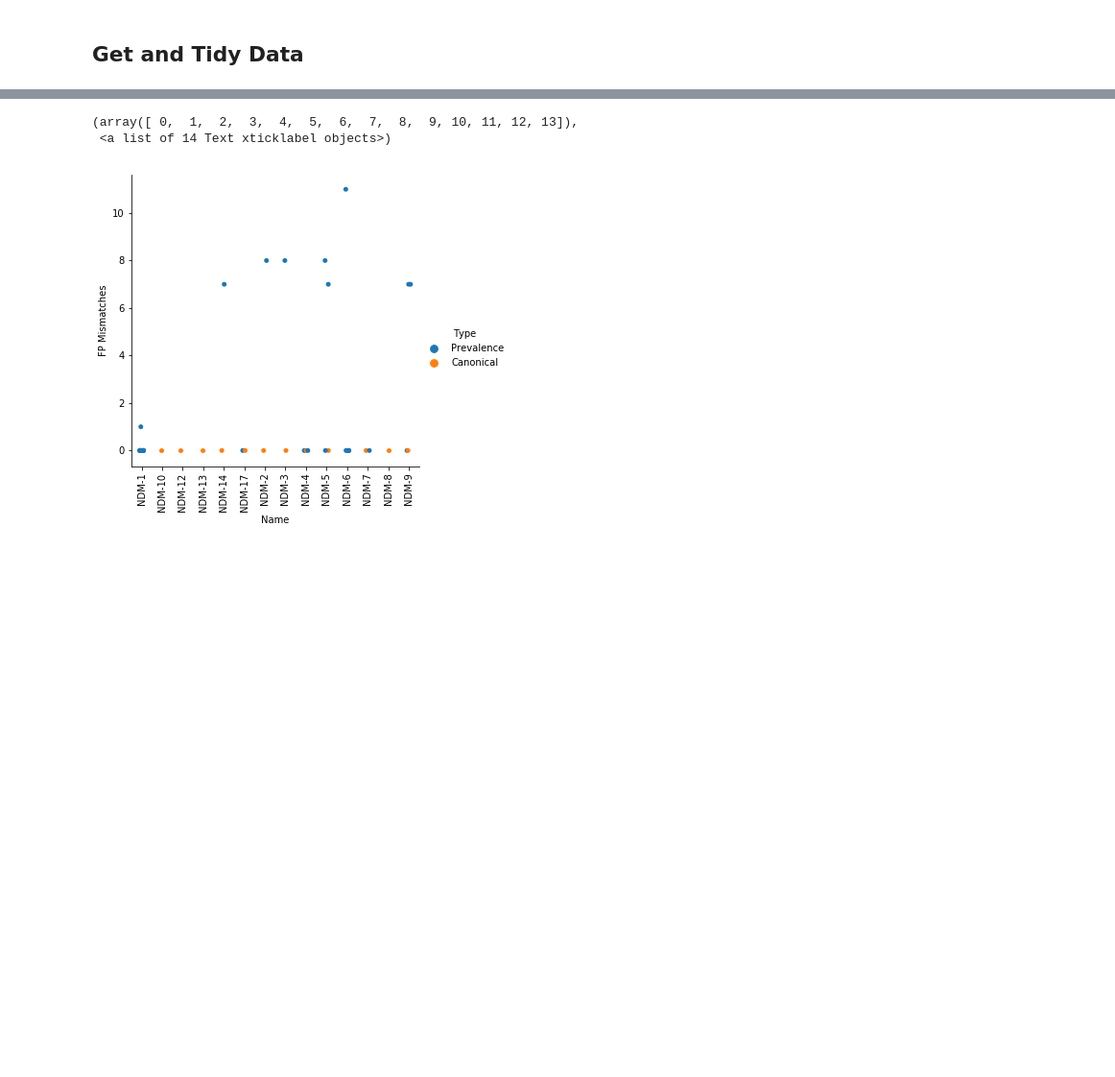
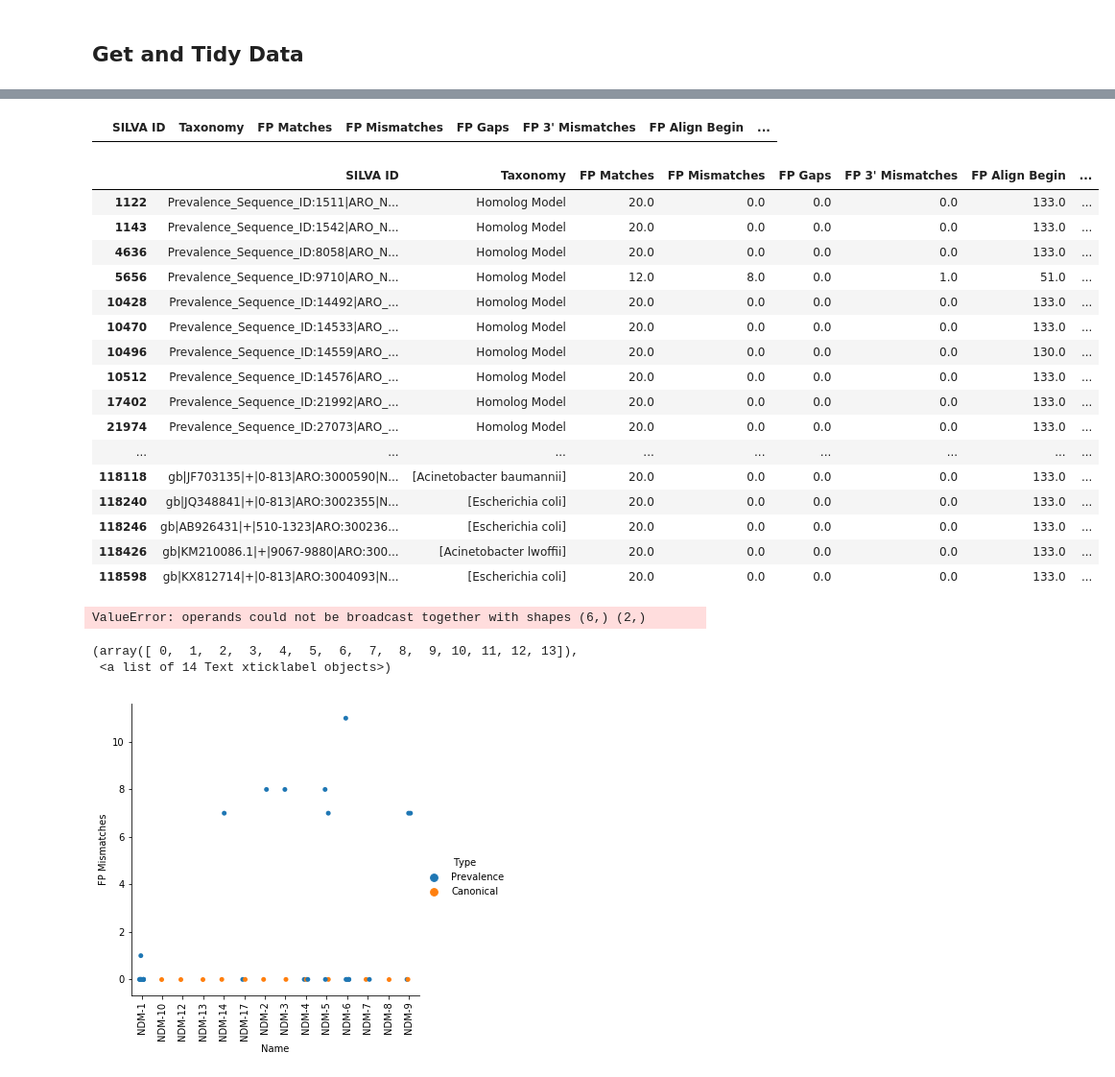
Before and after one commit to fmaguire/AMR_PCR, a Jupyter notebook: AMR PCR.ipynb, the cells around one changed output, grey strips where cells are left out. Shown: that part at 96% size. Saved outputs shown, nothing was run; the diff lists cells and outputs as text; code cells hidden in the pictures; blank space fills up the shorter version.

```diff
--- a/AMR PCR.ipynb
+++ b/AMR PCR.ipynb
@@ -100,0 +85,4 @@ df = df.sort_values('Name', )
+# %%
+ndm[ndm['Name'] == 'NDM-15']
+# %% [output]
+|  | SILVA ID | Taxonomy | FP Matches | FP Mismatches | FP Gaps | FP 3' Mismatches | FP Align Begin | ... |
@@ -101,3 +91,27 @@ df = df.sort_values('Name', )
+# %%
+ndm
+# %% [output]
+|  | SILVA ID | Taxonomy | FP Matches | FP Mismatches | FP Gaps | FP 3' Mismatches | FP Align Begin | ... |
+| 1122 | Prevalence_Sequence_ID:1511|ARO_N... | Homolog Model | 20.0 | 0.0 | 0.0 | 0.0 | 133.0 | ... |
+| 1143 | Prevalence_Sequence_ID:1542|ARO_N... | Homolog Model | 20.0 | 0.0 | 0.0 | 0.0 | 133.0 | ... |
+| 4636 | Prevalence_Sequence_ID:8058|ARO_N... | Homolog Model | 20.0 | 0.0 | 0.0 | 0.0 | 133.0 | ... |
+| 5656 | Prevalence_Sequence_ID:9710|ARO_N... | Homolog Model | 12.0 | 8.0 | 0.0 | 1.0 | 51.0 | ... |
+| 10428 | Prevalence_Sequence_ID:14492|ARO_... | Homolog Model | 20.0 | 0.0 | 0.0 | 0.0 | 133.0 | ... |
+| 10470 | Prevalence_Sequence_ID:14533|ARO_... | Homolog Model | 20.0 | 0.0 | 0.0 | 0.0 | 133.0 | ... |
+| 10496 | Prevalence_Sequence_ID:14559|ARO_... | Homolog Model | 20.0 | 0.0 | 0.0 | 0.0 | 130.0 | ... |
+| 10512 | Prevalence_Sequence_ID:14576|ARO_... | Homolog Model | 20.0 | 0.0 | 0.0 | 0.0 | 133.0 | ... |
+| 17402 | Prevalence_Sequence_ID:21992|ARO_... | Homolog Model | 20.0 | 0.0 | 0.0 | 0.0 | 133.0 | ... |
+| 21974 | Prevalence_Sequence_ID:27073|ARO_... | Homolog Model | 20.0 | 0.0 | 0.0 | 0.0 | 133.0 | ... |
+| ... | ... | ... | ... | ... | ... | ... | ... | ... |
+| 118118 | gb|JF703135|+|0-813|ARO:3000590|N... | [Acinetobacter baumannii] | 20.0 | 0.0 | 0.0 | 0.0 | 133.0 | ... |
+| 118240 | gb|JQ348841|+|0-813|ARO:3002355|N... | [Escherichia coli] | 20.0 | 0.0 | 0.0 | 0.0 | 133.0 | ... |
+| 118246 | gb|AB926431|+|510-1323|ARO:300236... | [Escherichia coli] | 20.0 | 0.0 | 0.0 | 0.0 | 133.0 | ... |
+| 118426 | gb|KM210086.1|+|9067-9880|ARO:300... | [Acinetobacter lwoffii] | 20.0 | 0.0 | 0.0 | 0.0 | 133.0 | ... |
+| 118598 | gb|KX812714|+|0-813|ARO:3004093|N... | [Escherichia coli] | 20.0 | 0.0 | 0.0 | 0.0 | 133.0 | ... |
+# %%
+a.groupby('Name').apply(lambda x: x/x.sum())
+# %% [output]
+ValueError: operands could not be broadcast together with shapes (6,) (2,)
 # %%
 g = sns.catplot(x="Name", y="FP Mismatches", hue="Type", data=df)
 plt.xticks(rotation=90)
```
Also changed, not shown: parts of 17 cells of this notebook, 2 other files.
